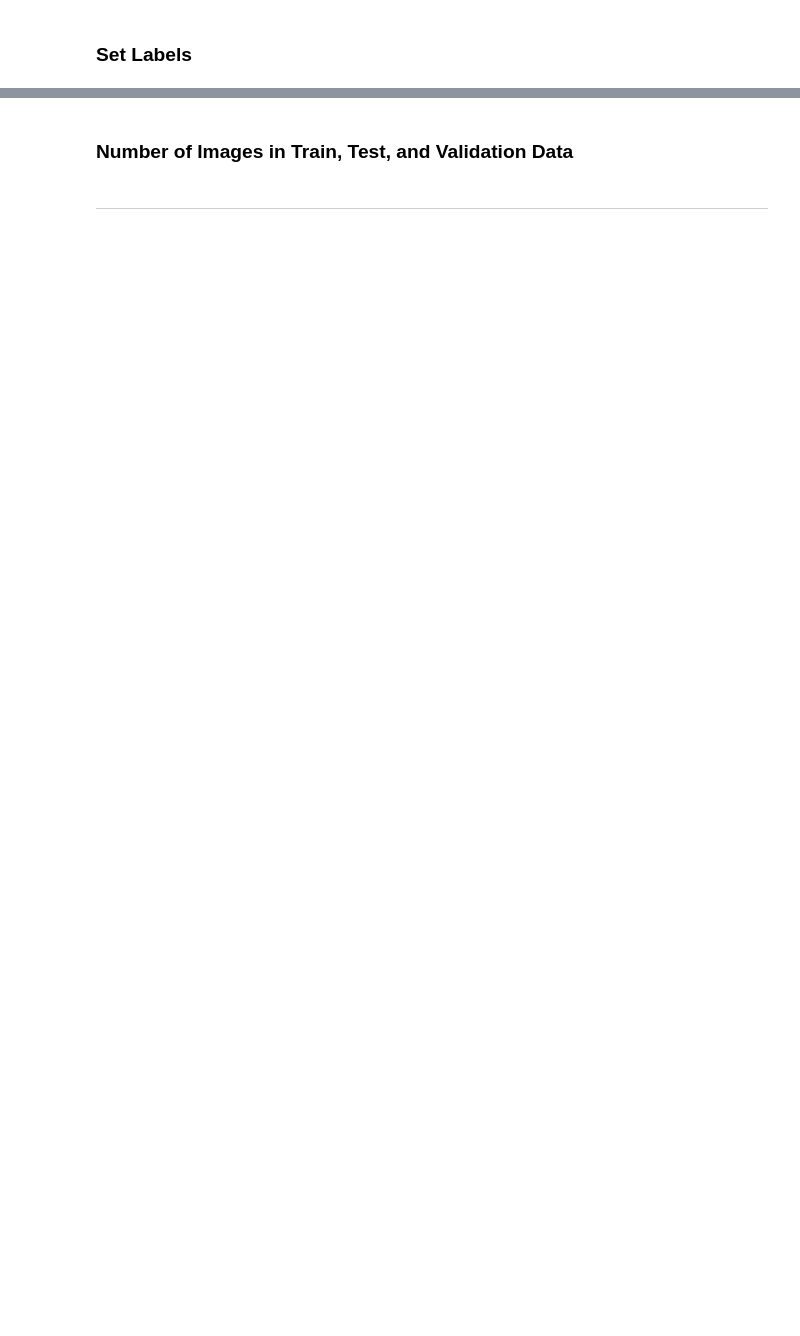
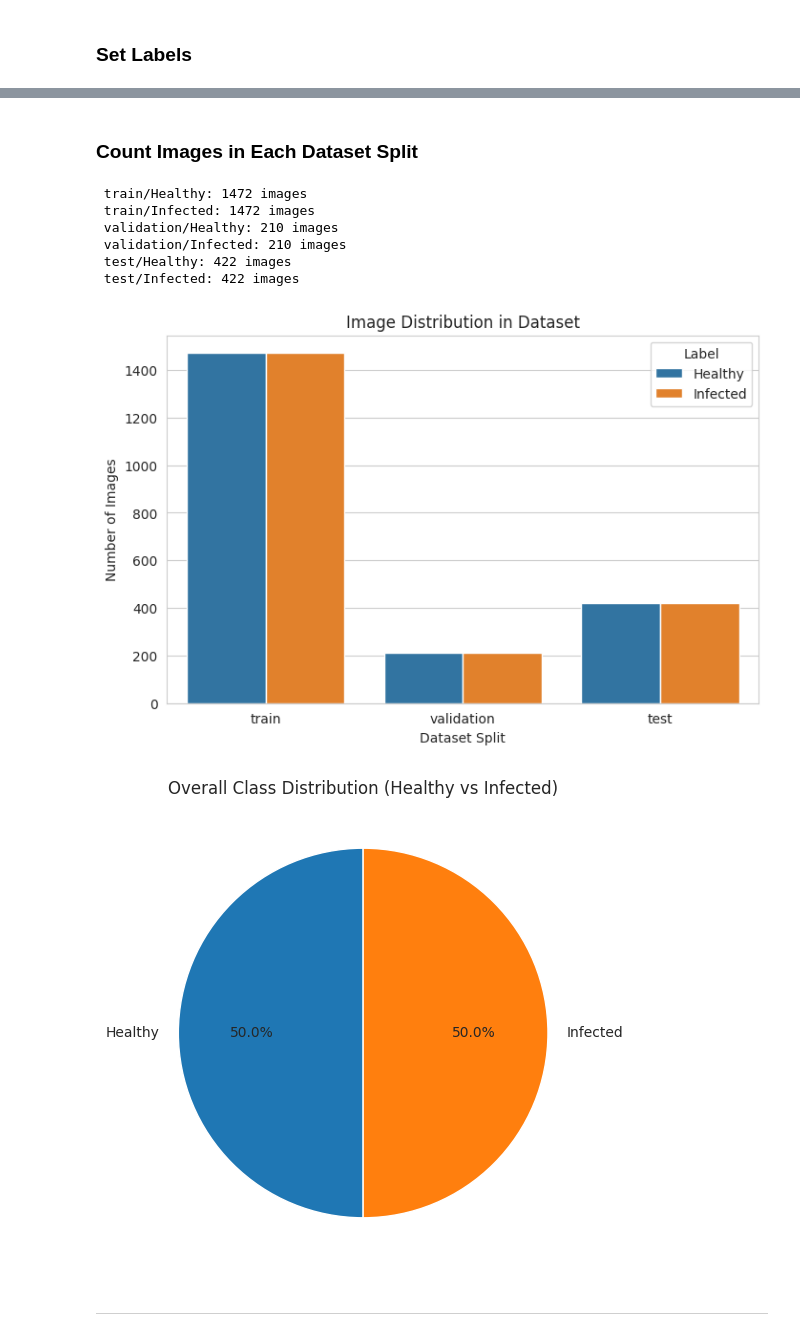
Before and after one commit to micmic210/mildew-detection-app, a Jupyter notebook: jupyter_notebooks/Modeling_Evaluation.ipynb, the cells around one changed output, grey strips where cells are left out. Cells and saved outputs as stored; diff of their text form; code cells hidden in the pictures; blank space fills up the shorter version.

```diff
--- a/jupyter_notebooks/Modeling_Evaluation.ipynb
+++ b/jupyter_notebooks/Modeling_Evaluation.ipynb
@@ -66,11 +87,6 @@ my_data_dir = 'inputs/mildew_dataset/cherry-leaves'
 train_path = my_data_dir + '/train'
 val_path = my_data_dir + '/validation'
 test_path = my_data_dir + '/test'
-
-# Verify that the directories exist
-for path in [train_path, val_path, test_path]:
-    if not os.path.isdir(path):
-        raise ValueError(f"Directory does not exist: {path}")
 # %% [markdown]
 ### Set Output Directory
 # %%
@@ -102,56 +124,58 @@ image_shape
-# %% [markdown]
-### Number of Images in Train, Test, and Validation Data
+# %% [markdown]
+### Count Images in Each Dataset Split
 # %%
+import os
 import pandas as pd
 import matplotlib.pyplot as plt
 import seaborn as sns
-import os
+import joblib
 
-# Initialize dictionary to store dataset statistics
+# Create an empty dictionary
 data = {
     'Set': [],
     'Label': [],
     'Frequency': []
 }
 
-# Define dataset folders: train, validation, and test
+# Define dataset folders
 folders = ['train', 'validation', 'test']
 
-# Iterate through dataset folders and count images per label
+# Loop through each dataset split and count images
 for folder in folders:
     for label in labels:
-        row = {
-            'Set': folder,
-            'Label': label,
-            'Frequency': int(len(os.listdir(my_data_dir + '/' + folder + '/' + label)))
-        }
-        for key, value in row.items():
-            data[key].append(value)
-        print(
-            f"* {folder} - {label}: {len(os.listdir(my_data_dir+'/'+ folder + '/' + label))} images")
+        path = os.path.join(my_data_dir, folder, label)
+        num_images = len(os.listdir(path)) if os.path.exists(path) else 0  # Handle missing directories
+        data['Set'].append(folder)
+        data['Label'].append(label)
+        data['Frequency'].append(num_images)
+        print(f" {folder}/{label}: {num_images} images")
 
-# Convert the dictionary into a DataFrame
+# Convert dictionary to DataFrame
 df_freq = pd.DataFrame(data)
 
-print("\n")
-
-# **Bar Chart of Image Distribution**
+# ** Bar Chart - Image Distribution**
 sns.set_style("whitegrid")
 plt.figure(figsize=(8, 5))
 sns.barplot(data=df_freq, x='Set', y='Frequency', hue='Label')
 plt.title("Image Distribution in Dataset")
+plt.xlabel("Dataset Split")
+plt.ylabel("Number of Images")
 plt.savefig(f'{file_path}/labels_distribution.png', bbox_inches='tight', dpi=150)
 plt.show()
 
-# **Pie Chart of Overall Label Distribution**
+# ** Pie Chart - Class Distribution**
 plt.figure(figsize=(6, 6))
-
-# Group data to count total images per label across all sets
 label_distribution = df_freq.groupby("Label")["Frequency"].sum()
-
-# Plot pie chart
-colors = ["#1f77b4", "#ff7f0e"]  # Blue & Orange for Healthy/Infected
-plt.pie(label_distribution, labels=label_distribution.index, autopct='%1.1f%%', colors=colors, startangle=90)
+plt.pie(label_distribution, labels=label_distribution.index, autopct='%1.1f%%', startangle=90, colors=["#1f77b4", "#ff7f0e"])
 plt.title("Overall Class Distribution (Healthy vs Infected)")
 plt.savefig(f'{file_path}/labels_pie_chart.png', bbox_inches='tight', dpi=150)
 plt.show()
+# %% [output]
+ train/Healthy: 1472 images
+ train/Infected: 1472 images
+ validation/Healthy: 210 images
+ validation/Infected: 210 images
+ test/Healthy: 422 images
+ test/Infected: 422 images
+[figure, added]
+[figure, added]
```
Also changed, not shown: parts of 184 cells of this notebook.
